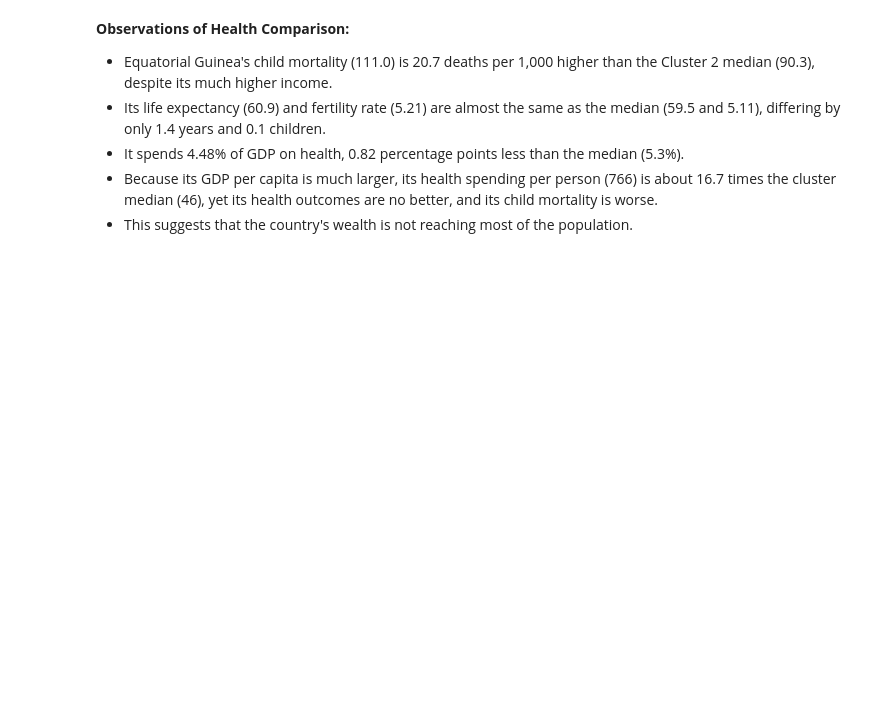
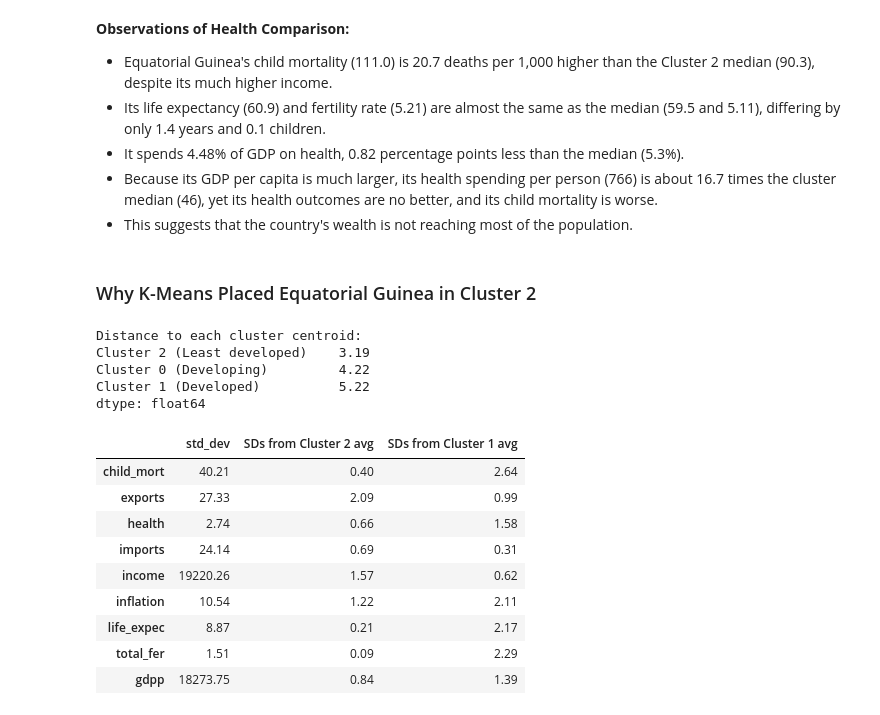
Before and after one commit to AnikaViado/UML_ASG1, a Jupyter notebook: Asg01_Group08_AnikaViado_TroyDelaRosa_VanceCastro_BenThompson.ipynb, the cells around one changed output. Cells and saved outputs as stored; diff of their text form; code cells hidden in the pictures; blank space fills up the shorter version.

```diff
--- a/Asg01_Group08_AnikaViado_TroyDelaRosa_VanceCastro_BenThompson.ipynb
+++ b/Asg01_Group08_AnikaViado_TroyDelaRosa_VanceCastro_BenThompson.ipynb
@@ -380,0 +383,7 @@ Name: count, dtype: int64
+# %%
+# Print the countries in each cluster
+for c in sorted(df_results['cluster'].unique()):
+    members = sorted(df_results.loc[df_results['cluster'] == c, 'country'])
+    print(f"Cluster {c} ({len(members)} countries):")
+    print(", ".join(members))
+    print()
@@ -489,3 +618,48 @@ Cluster 2 median health spending per person: 46
 - It spends 4.48% of GDP on health, 0.82 percentage points less than the median (5.3%).
 - Because its GDP per capita is much larger, its health spending per person (766) is about 16.7 times the cluster median (46), yet its health outcomes are no better, and its child mortality is worse.
 - This suggests that the country's wealth is not reaching most of the population.
+# %% [markdown]
+### Why K-Means Placed Equatorial Guinea in Cluster 2
+# %%
+# Equatorial Guinea's values and the developed cluster number
+eg = aid_countries.loc[aid_countries['country'] == outlier_name, features].iloc[0]
+developed_cluster = need_order[-1]
+
+# StandardScaler stores the standard deviation it used for each feature in scale_
+feature_std = pd.Series(scaler.scale_, index=scaler.feature_names_in_)[features]
+
+own_avg = cluster_profile.loc[aid_cluster, features]
+dev_avg = cluster_profile.loc[developed_cluster, features]
+
+sd_gaps = pd.DataFrame({
+    'std_dev': feature_std.round(2),
+    f'SDs from Cluster {aid_cluster} avg': ((eg - own_avg).abs() / feature_std).round(2),
+    f'SDs from Cluster {developed_cluster} avg': ((eg - dev_avg).abs() / feature_std).round(2)
+})
+
+# Distance from Equatorial Guinea to each centroid in the fitted model (smaller = closer)
+outlier_idx = aid_countries.index[aid_countries['country'] == outlier_name][0]
+distances = pd.Series(
+    best_model.transform(df_scaled.loc[[outlier_idx]])[0],
+    index=[f'Cluster {c} ({cluster_names[c]})' for c in range(best_k)]
+)
+print("Distance to each cluster centroid:")
+print(distances.sort_values().round(2))
+
+sd_gaps
+# %% [output]
+Distance to each cluster centroid:
+Cluster 2 (Least developed)    3.19
+Cluster 0 (Developing)         4.22
+Cluster 1 (Developed)          5.22
+dtype: float64
+|  | std_dev | SDs from Cluster 2 avg | SDs from Cluster 1 avg |
+| child_mort | 40.21 | 0.40 | 2.64 |
+| exports | 27.33 | 2.09 | 0.99 |
+| health | 2.74 | 0.66 | 1.58 |
+| imports | 24.14 | 0.69 | 0.31 |
+| income | 19220.26 | 1.57 | 0.62 |
+| inflation | 10.54 | 1.22 | 2.11 |
+| life_expec | 8.87 | 0.21 | 2.17 |
+| total_fer | 1.51 | 0.09 | 2.29 |
+| gdpp | 18273.75 | 0.84 | 1.39 |
```
Also changed, not shown: parts of 11 cells of this notebook.
